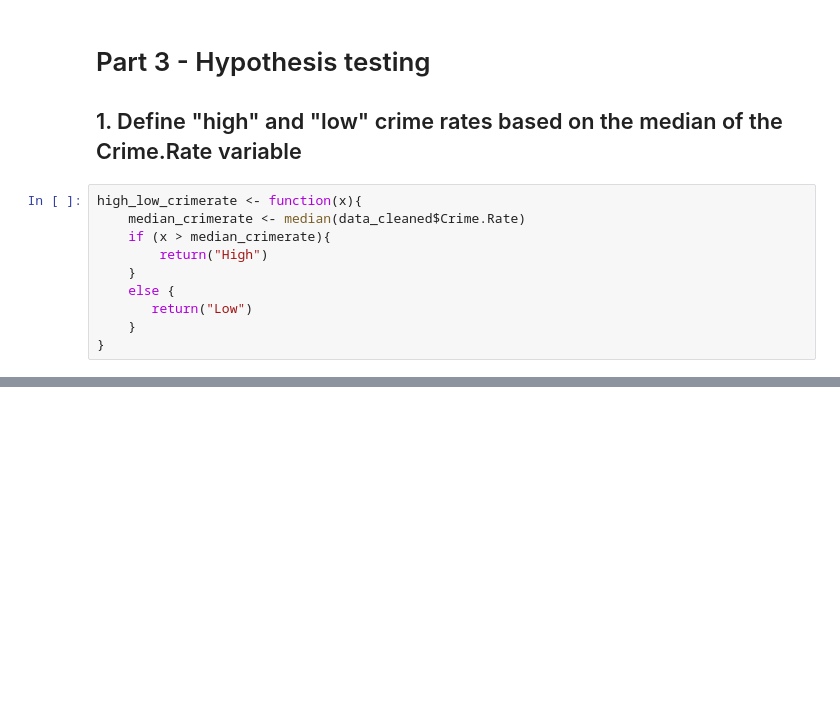
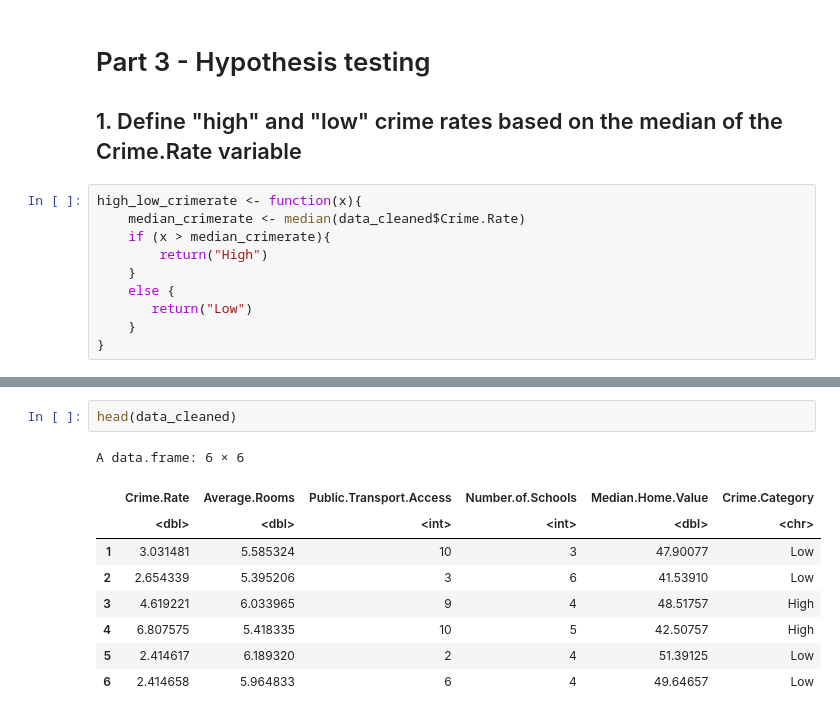
Before and after one commit to Rahifhiba/Housing-Market, a Jupyter notebook: housing.ipynb, the cells around one changed output, grey strips where cells are left out. Drawn from its saved outputs; the diff is of its cells as text; blank space fills up the shorter version.

```diff
--- a/housing.ipynb
+++ b/housing.ipynb
@@ -192,0 +268,12 @@ print(t_test_result)
+# %%
+head(data_cleaned)
+# %% [output]
+A data.frame: 6 × 6
+|  | Crime.Rate | Average.Rooms | Public.Transport.Access | Number.of.Schools | Median.Home.Value | Crime.Category |
+|  | <dbl> | <dbl> | <int> | <int> | <dbl> | <chr> |
+| 1 | 3.031481 | 5.585324 | 10 | 3 | 47.90077 | Low |
+| 2 | 2.654339 | 5.395206 | 3 | 6 | 41.53910 | Low |
+| 3 | 4.619221 | 6.033965 | 9 | 4 | 48.51757 | High |
+| 4 | 6.807575 | 5.418335 | 10 | 5 | 42.50757 | High |
+| 5 | 2.414617 | 6.189320 | 2 | 4 | 51.39125 | Low |
+| 6 | 2.414658 | 5.964833 | 6 | 4 | 49.64657 | Low |
```
Also changed, not shown: parts of 20 cells of this notebook.
